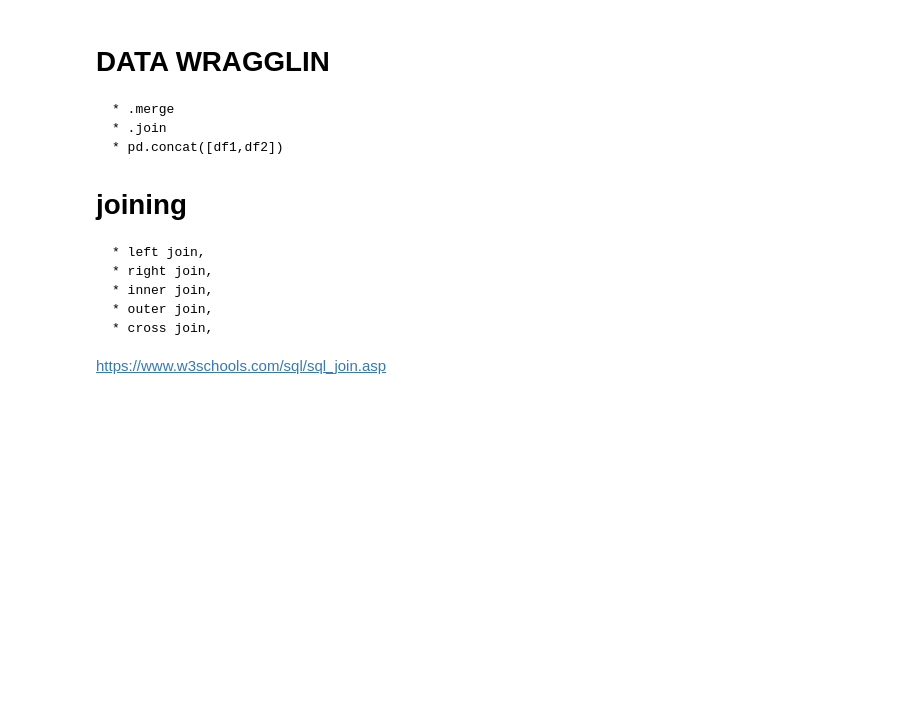
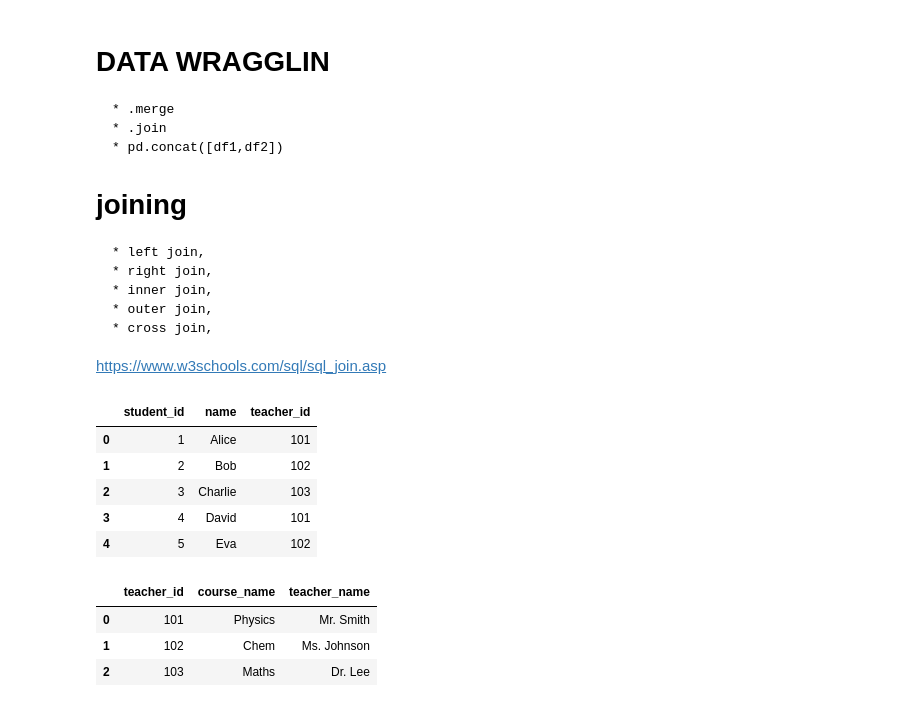
Before and after one commit to smmartprogrammer/modernpython, a Jupyter notebook: class19(pandasgroupby_filtering).ipynb, the cells around one changed output. Drawn from its saved outputs; the diff is of its cells as text; code cells hidden in the pictures; blank space fills up the shorter version.

```diff
--- a/class19(pandasgroupby_filtering).ipynb
+++ b/class19(pandasgroupby_filtering).ipynb
@@ -833,3 +833,47 @@ students_df.groupby(['course'])[['fee']].aggregate([min,max, np.mean]).plot(kind
     * cross join,
 
 https://www.w3schools.com/sql/sql_join.asp
+# %%
+import pandas as pd
+from typing import Dict, Union, List, Iterator
+
+from collections.abc import Iterator
+
+# Sample data for the 'students' DataFrame
+students_data : Dict[str,List[Union[str,int]]] = {
+    'student_id': [1, 2, 3, 4, 5],
+    'name': ['Alice', 'Bob', 'Charlie', 'David', 'Eva'],
+    'teacher_id': [101, 102, 103, 101, 102]
+}
+students : pd.DataFrame = pd.DataFrame(students_data)
+
+# Sample data for the 'teachers' DataFrame
+teachers_data : Dict[str,List[Union[str,int]]] ={
+    'teacher_id': [101, 102, 103],
+    'course_name':['Physics', 'Chem','Maths'],
+    'teacher_name': ['Mr. Smith', 'Ms. Johnson', 'Dr. Lee']
+}
+teachers = pd.DataFrame(teachers_data)
+
+# Sample data for the 'student_fees' DataFrame
+student_fees_data : Dict[str,List[Union[str,int]]] = {
+    'student_id': [1, 2, 3, 4, 5],
+    'fee_paid': [1500, 1500, 1500, 1500, 1500]
+}
+student_fees = pd.DataFrame(student_fees_data)
+# %%
+students
+# %% [output]
+|  | student_id | name | teacher_id |
+| 0 | 1 | Alice | 101 |
+| 1 | 2 | Bob | 102 |
+| 2 | 3 | Charlie | 103 |
+| 3 | 4 | David | 101 |
+| 4 | 5 | Eva | 102 |
+# %%
+teachers
+# %% [output]
+|  | teacher_id | course_name | teacher_name |
+| 0 | 101 | Physics | Mr. Smith |
+| 1 | 102 | Chem | Ms. Johnson |
+| 2 | 103 | Maths | Dr. Lee |
```
Also changed, not shown: parts of 1 cell of this notebook.
